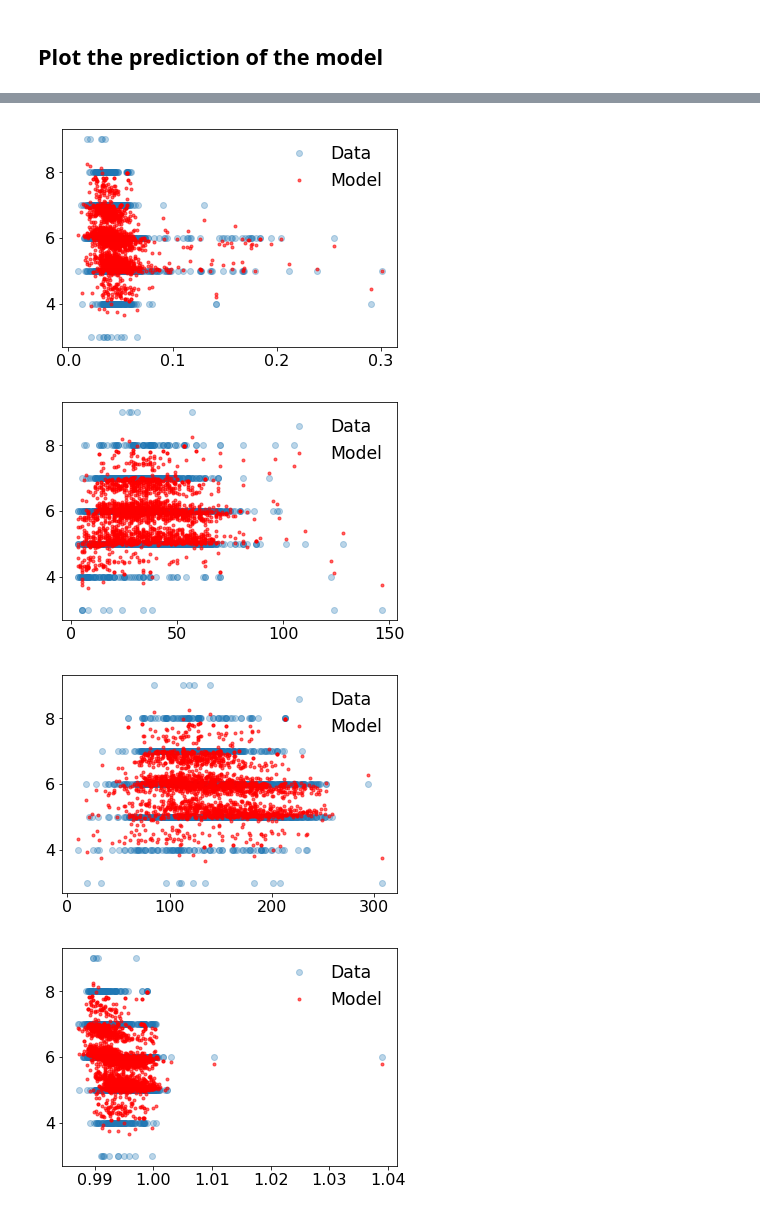
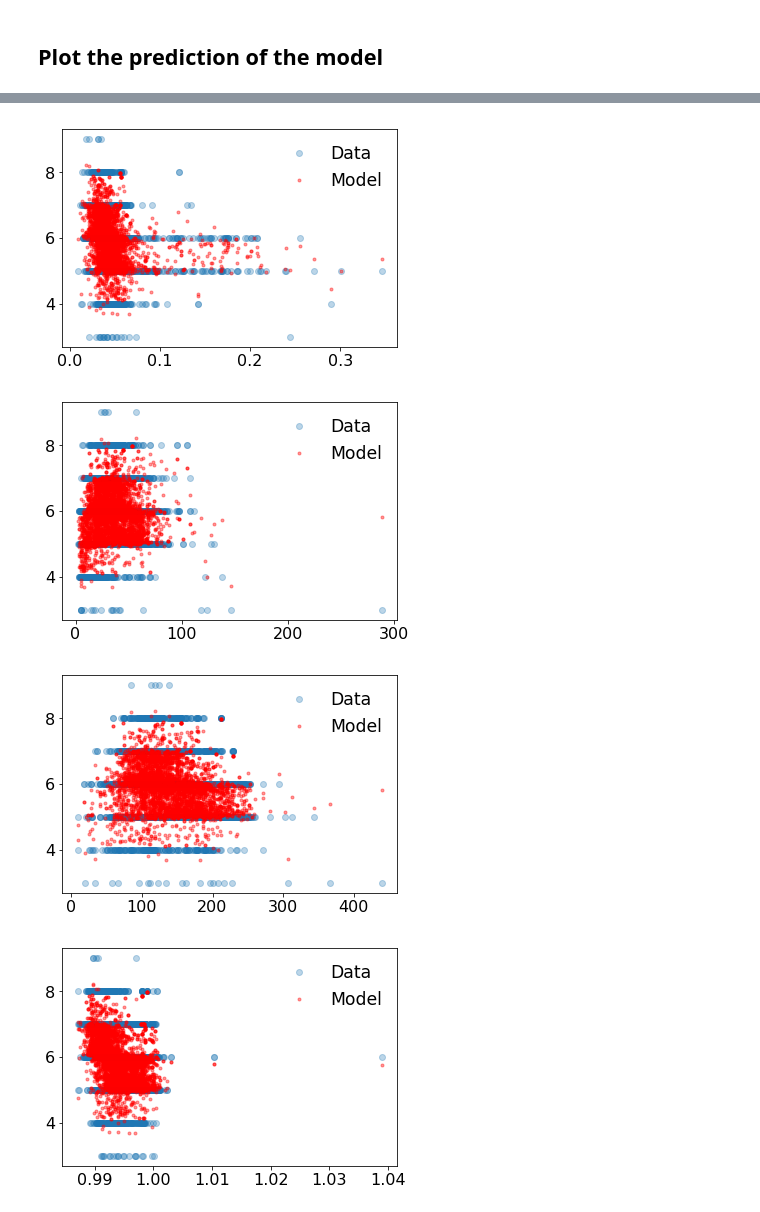
Before and after one commit to rmadar/ExamplesWithPython, a Jupyter notebook: NotebookExamples/WineQualityAnalysis.ipynb, the cells around one changed output, grey strips where cells are left out. Cells and saved outputs as stored; diff of their text form; code cells hidden in the pictures.

```diff
--- a/NotebookExamples/WineQualityAnalysis.ipynb
+++ b/NotebookExamples/WineQualityAnalysis.ipynb
@@ -82,7 +86,7 @@ trainX, testX, trainY, testY = train_test_split(dataX, dataY, random_state=42, t
 # %% [markdown]
 Now any algorithm can be trained using these datasets. Below, we use a random forest with 1000 trees:
 # %%
-rf_regre = RandomForestRegressor(n_estimators=1000,n_jobs=4).fit(trainX, trainY)
+rf_regre = RandomForestRegressor(n_estimators=1000,n_jobs=-1).fit(trainX, trainY)
 # %% [markdown]
 Once the algorithm is trained, we can study his properties. In particular the performances can be assessed as the number of trees grows. In order to probe the predictive power of the algorithm, we define the biais and the precision as the average of and the variance of $F(\boldsymbol{X})-Y$ distribution over the training sample, respectively.
 # %%
@@ -133,13 +137,13 @@ On right histogram: RMS=0.397 / MEAN=-0.009
 # %% [markdown]
 ## Plot the prediction of the model
 # %%
-ymodel=rf_regre.predict(trainX)
-y=trainY
+ymodel=rf_regre.predict(dataX)
+y=mydata['Q']
 
-for varname in trainX.columns:
-    x=trainX[varname]
+for varname in mydata.columns:
+    x=mydata[varname]
     plt.subplots()
     plt.plot(x,y,'o',alpha=0.3, label='Data')
-    plt.plot(x,ymodel,'r.',alpha=0.6,label='Model')
+    plt.plot(x,ymodel,'r.',alpha=0.4,label='Model')
     plt.legend()
 # %% [output]
@@ -150,4 +154,4 @@ for varname in trainX.columns:
-[figure, old version]
+[figure, new version]
-[figure, old version]
+[figure, new version]
-[figure, old version]
+[figure, new version]
-[figure, old version]
+[figure, new version]
```
Also changed, not shown: parts of 4 cells of this notebook.
